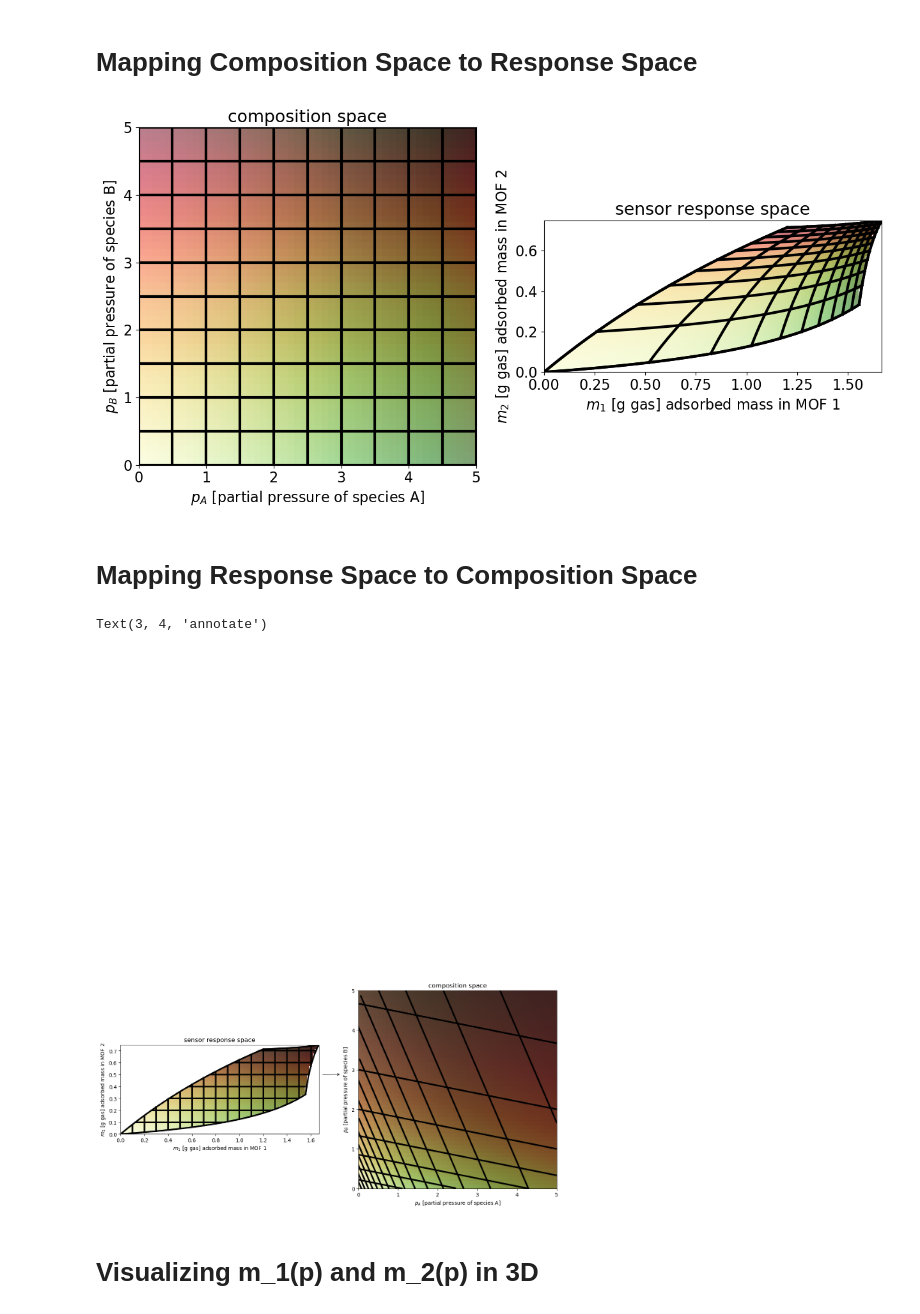
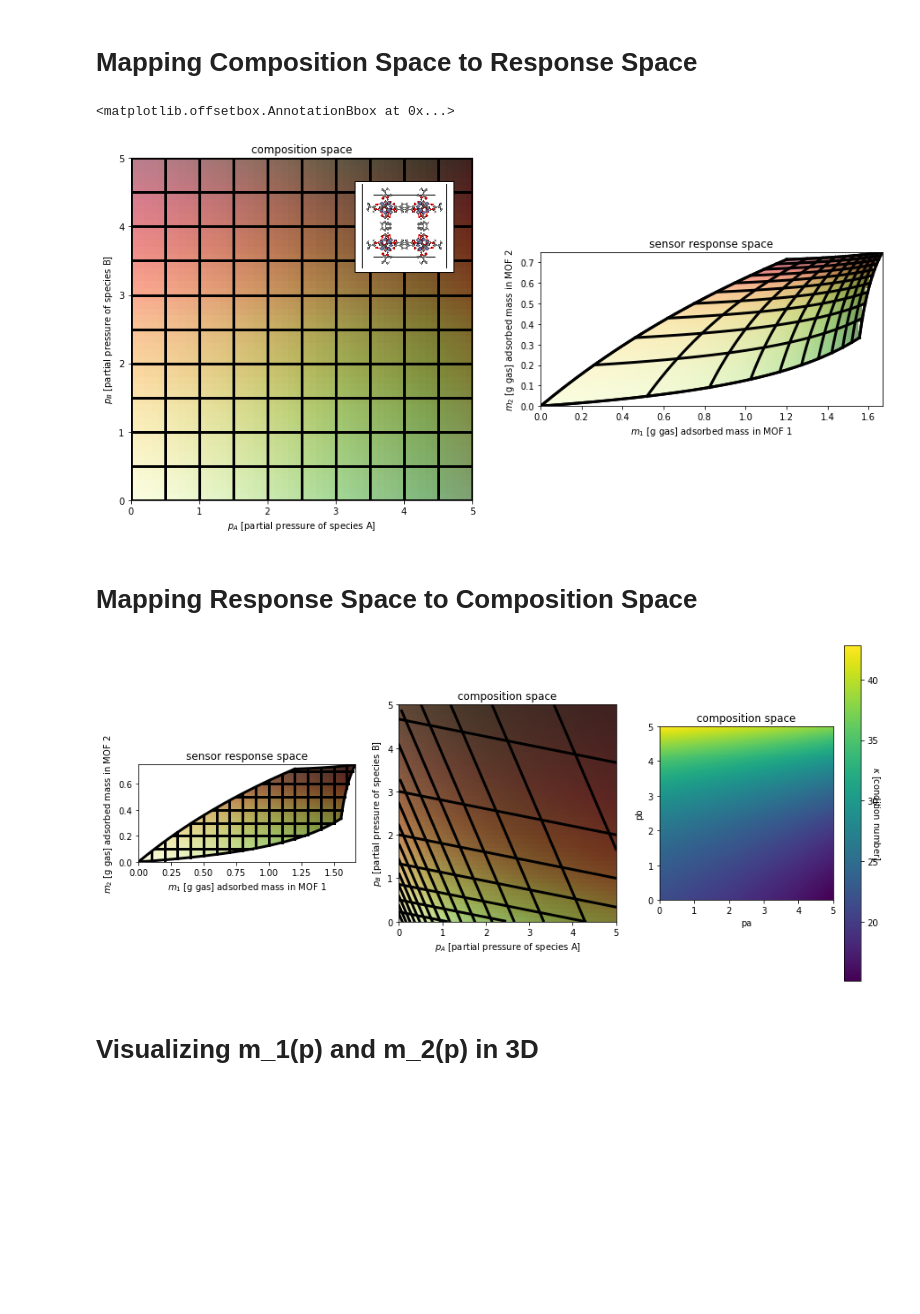
Before and after one commit to SimonEnsemble/nonlinear_sensing, a Jupyter notebook: viz mapping.ipynb, the cells around one changed output. Cells and saved outputs as stored; diff of their text form; code cells hidden in the pictures; blank space fills up the shorter version.

Commit message:
added real data to notebook

```diff
--- a/viz mapping.ipynb
+++ b/viz mapping.ipynb
@@ -8,0 +50,10 @@ matplotlib.rc('font', size=10)
+# %%
+ads_model = dict()
+for mof in mofs:
+    ads_model[mof] = dict()
+    for gas in gases:
+        ads_model[mof][gas] = pyiast.ModelIsotherm(df[mof][gas],
+                                    pressure_key="P(bar)",
+                                    loading_key="N(mmol/g)",
+                                    model="Langmuir")
+        pyiast.plot_isotherm(ads_model[mof][gas])
@@ -8,0 +69,3 @@ matplotlib.rc('font', size=10)
+# %%
+def f(p, mof): #returns m
+    return pyiast.iast(p, [ads_model[mof]["co2"], ads_model[mof]["ch4"]], verboseflag=True)
@@ -29,13 +113,13 @@ def f(p): #p is a vector
 # Inverse of adsorption model $\mathbf{p}(\mathbf{m})$
 # %%
 # g is the inverse function
-def g(m_0, p_lb, p_ub):
+def g(m_0, mof, p_lb, p_ub):
     #  we want this function to return a zero vector
     #  it takes in a pressure p
     #  it outputs the corresponding difference between the response and the response m_0 that we find
     #  if we find the right p that gives us the response m_0, then this will be the zero vector
     def f_want_0(p):
-        return f(p) - m_0
+        return f(p, mof) - m_0
     sol = optimize.root(f_want_0, [1.0, 1.0])
     p = sol.x
     # return nan if p less than lower bound, greater than upper bound
@@ -282,6 +425,12 @@ ax[0].set_aspect('equal', 'box')
 # Add boarder around response space
 draw_mspace_boundaries(p_max, 1)
 
+# Add png to plot
+irmof1_fig = mpimg.imread('irmof1.png')
+imagebox = OffsetImage(irmof1_fig, zoom=0.1)
+ab = AnnotationBbox(imagebox, (4.0, 4.0))
+ax[0].add_artist(ab)
+
 # Testing to ensure points map to correct response space
 # p = [0,5]
 # m = [f_1(p), f_2(p)]
@@ -289,11 +438,12 @@ draw_mspace_boundaries(p_max, 1)
 # ax[0].scatter([p[0]],[p[1]], color='red', s=70)
 # ax[1].scatter([m[0]],[m[1]], color='red', s=70)
 # %% [output]
+<matplotlib.offsetbox.AnnotationBbox at 0x...>
-[figure, old version]
+[figure, new version]
 # %% [markdown]
 # Mapping Response Space to Composition Space
 # %%
-fig, ax = plt.subplots(1, 2, figsize=(15, 7))
+fig, ax = plt.subplots(1, 3, figsize=(15, 7))
 ###
 #   composition space
 ###
@@ -382,42 +532,53 @@ for i in range(int(max(m_max) / dm)+1):
             # compute the composition in the gas space when MOFs have this much gas absorbed
             p_a[j], p_b[j] = g(m_on_line, 0, np.Inf)
         ax[1].plot(p_a, p_b, color="black", lw=3)
 
     ###
     #   y = constant (horizontal) grid lines
     ###
     m2 = i * dm # m2 is constant here.
 
     if m2 < m_max[1]:
         m1_min, m1_max = valid_m1(m2)
         draw_horizontal_line(m2, m1_min, m1_max, 0)
 
         # plot the image of the line in composition space
         m1 = np.linspace(m1_min, m1_max, nb_pts)
 
         # loop through points on the line
         for j in range(nb_pts):
             # get vector on this line
             m_on_line = np.array([m1[j], m2])
             # compute the composition in the gas space when MOFs have this much gas absorbed
             p_a[j], p_b[j] = g(m_on_line, 0, np.Inf)
         ax[1].plot(p_a, p_b, color="black", lw=3)
 
 # Add boarder around response space
 draw_mspace_boundaries(p_max, 0)
 
+# Create colormap for composition space
+κ_p = [[κ_of_p(np.array([pa, pb])) for pa in p_a] for pb in p_b]
+extent = (0, np.max(p_a), 0, np.max(p_b))
+img = ax[2].imshow(κ_p, extent=extent, origin='lower')
+ax[2].set_xlabel("pa")
+ax[2].set_ylabel("pb")
+ax[2].set_title("composition space")
+cbar = fig.colorbar(img, ax=ax[2])
+cbar.set_label('$κ$ [condition number]', rotation=270)
+
+#need to figure out how to use these colors in the colormap
+#cmap1 = plt.cm.Greens, cmap2 = plt.cm.YlOrRd
 
 
-xy1 = (1.7, 0.5)
-xy2 = (-0.4, 2.88)
-con = matplotlib.patches.ConnectionPatch(
-    xyA=xy1, coordsA=ax[0].transData,
-    xyB=xy2, coordsB=ax[1].transData,
-    arrowstyle="->", shrinkB=5)
-ax[1].add_artist(con)
+# xy1 = (1.7, 0.5)
+# xy2 = (-0.4, 2.88)
+# con = matplotlib.patches.ConnectionPatch(
+#     xyA=xy1, coordsA=ax[0].transData,
+#     xyB=xy2, coordsB=ax[1].transData,
+#     arrowstyle="->", shrinkB=5)
+# ax[1].add_artist(con)
 # %% [output]
-Text(3, 4, 'annotate')
-[figure, old version]
+[figure, new version]
 # %% [markdown]
 # Visualizing m_1(p) and m_2(p) in 3D
 # %%
```
Also changed, not shown: parts of 17 cells of this notebook.
